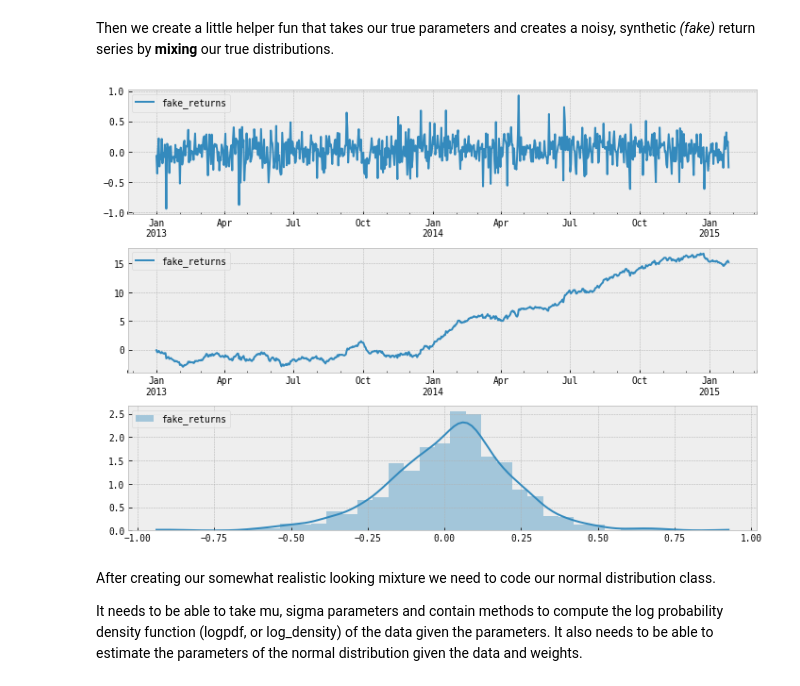
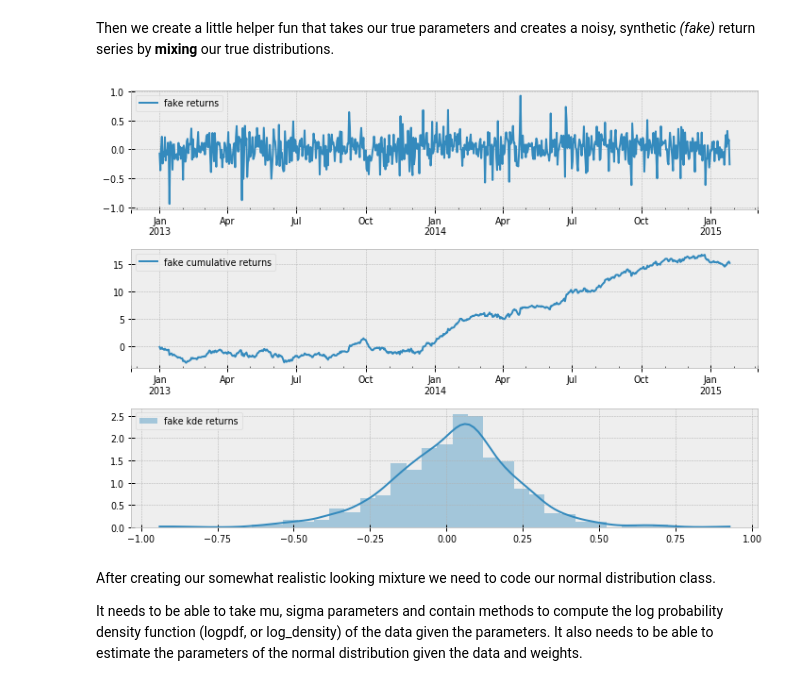
Before and after one commit to BlackArbsCEO/mixture_model_trading_public, a Jupyter notebook: notebooks/02. Gaussian Mixtures.ipynb, the cells around one changed output. Drawn from its saved outputs; the diff is of its cells as text; code cells hidden in the pictures.

```diff
--- a/notebooks/02. Gaussian Mixtures.ipynb
+++ b/notebooks/02. Gaussian Mixtures.ipynb
@@ -24,16 +26,16 @@ sys.path.append(script_dir.as_posix())
 
 # import python scientific stack
 import pandas as pd
-#pd.options.display.float_format = '{:,.4f}'.format
 import pandas_datareader.data as web
 import numpy as np
 import sklearn.mixture as mix
 import statsmodels.tsa.api as smt
 import statsmodels.api as sm
 import scipy.stats as stats
+from sklearn.model_selection import TimeSeriesSplit
+import math
 
 # import visual tools
-
 from mpl_toolkits import mplot3d
 import matplotlib as mpl
 import matplotlib.pyplot as plt
@@ -53,11 +55,12 @@ warnings.filterwarnings("ignore")
 from utils import cprint
 
 # set plot globals
-plt.style.use('bmh') #seaborn-ticks')
-plt.rcParams['font.family'] = 'DejaVu Sans Mono'
+plt.style.use('bmh') #
+#plt.style.use('seaborn-ticks')
+plt.rcParams['font.family'] = 'DejaVu Sans'
 plt.rcParams['font.size'] = 9.5
 plt.rcParams['font.weight'] = 'medium'
-plt.rcParams['figure.figsize'] = 10,7
+plt.rcParams['figure.figsize'] = 10,8
 #plt.rcParams['axes.facecolor'] = sns.xkcd_rgb['gunmetal']
 
 blue, green, red, purple, gold, teal = sns.color_palette('colorblind', 6)
@@ -178,29 +182,31 @@ Then we create a little helper fun that takes our true parameters and creates a
 # %%
 def mix_data(mus, sigmas, probs, n):
 
     np.random.seed(0)
     # randomly sample from binomial to select distr.
     z = np.random.binomial(1, true_probs[1], n)
     # sample from normal distr. and associated parameters according to z
     X = np.random.normal(true_mus[z], true_sigmas[z])
 
     # fake dates to make it look real
     fake_dates = pd.date_range('2013', periods=n)
     fake_returns = pd.Series(X, index=fake_dates)
 
     return fake_returns
 
 mixed = mix_data(true_mus, true_sigmas, true_probs, n=n)
 
 fig, axs = plt.subplots(nrows=3, figsize=(10,7))#, sharex=True)
 
-mixed.plot(ax=axs[0], label='fake_returns')
-mixed.cumsum().plot(ax=axs[1], label='fake_returns')
-sns.distplot(mixed, ax=axs[2], kde_kws=dict(cut=0), label='fake_returns')
-for ax in axs: ax.legend(loc='upper left')
+mixed.plot(ax=axs[0], label='fake returns')
+mixed.cumsum().plot(ax=axs[1], label='fake cumulative returns')
+sns.distplot(mixed, ax=axs[2], kde_kws=dict(cut=0), label='fake kde returns')
+for ax in axs:
+    ax.legend(loc='upper left')
+    ax.tick_params('both', direction='inout', length=7, width=1, which='major')
 plt.tight_layout()
 # %% [output]
-[figure, old version]
+[figure, new version]
 # %% [markdown]
 After creating our somewhat realistic looking mixture we need to code our normal distribution class.
 
```
Also changed, not shown: parts of 41 cells of this notebook, 1 other file.
